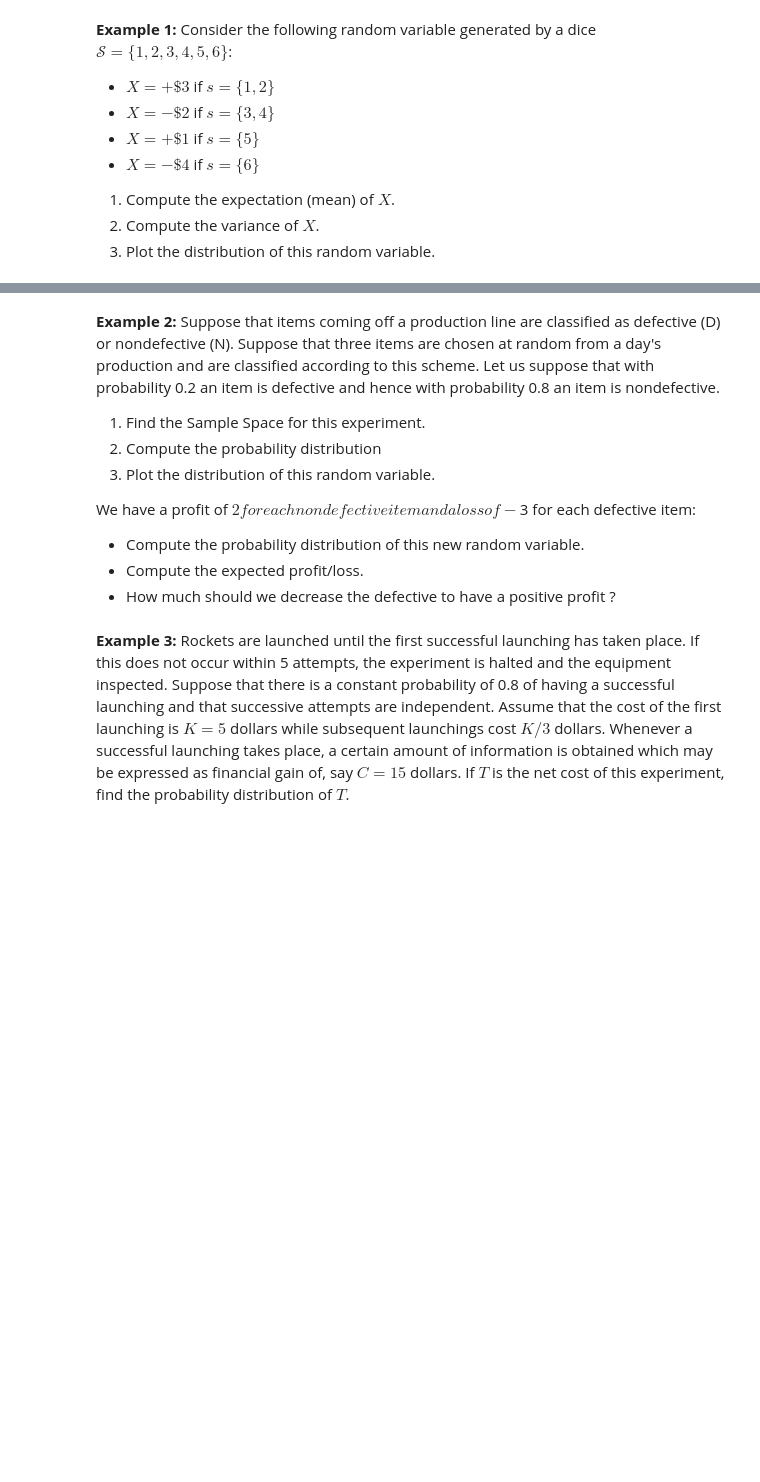
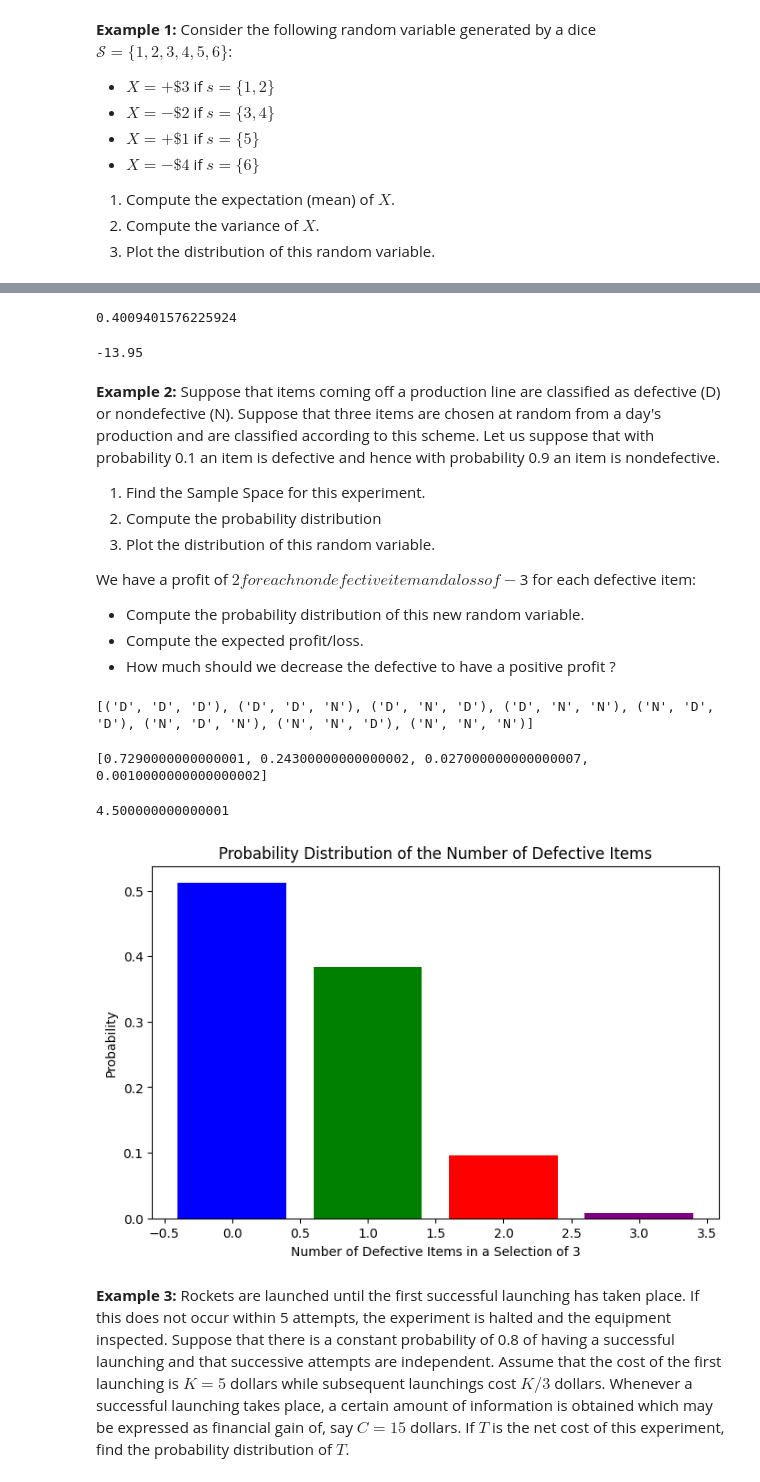
Before and after one commit to sarayruiz/sarayruiz--Proyecto-de-distibucion-de-probabilidad-con-python, a Jupyter notebook: examples.ipynb, the cells around one changed output, grey strips where cells are left out. Drawn from its saved outputs; the diff is of its cells as text; code cells hidden in the pictures; blank space fills up the shorter version.

```diff
--- a/examples.ipynb
+++ b/examples.ipynb
@@ -18,7 +41,26 @@
+# %%
+np.random.rand(1)[0]
+# %% [output]
+0.4009401576225924
+# %%
+money = 0
+for sim in range(10000):
+    random = np.random.rand(1)[0]
+    if random <= (2/6):
+        money=money+3
+    elif random <= (4/6):
+        money=money-2
+    elif random <= (5/6):
+        money = money+1
+    else:
+        money = money-4
+print(money/100)
+# %% [output]
+-13.95
 # %% [markdown]
 **Example 2:** Suppose that items coming off a production line are classified as defective (D) or nondefective (N). Suppose that three items are chosen at
-random from a day's production and are classified according to this scheme. Let us suppose that with probability 0.2 an item is defective and hence with
-probability 0.8 an item is nondefective.
+random from a day's production and are classified according to this scheme. Let us suppose that with probability 0.1 an item is defective and hence with
+probability 0.9 an item is nondefective.
 
 1. Find the Sample Space for this experiment.
 2. Compute the probability distribution
@@ -34,3 +74,47 @@ We have a profit of $2 for each nondefective item and a loss of -$3 for each def
+# %%
+## Example 2
+import itertools
+# Elements
+elements = ['D', 'N']
+
+# Using itertools.product to get all combinations of 3 elements
+sample_space = list(itertools.product(elements, repeat=3))
+print(sample_space)
+# %% [output]
+[('D', 'D', 'D'), ('D', 'D', 'N'), ('D', 'N', 'D'), ('D', 'N', 'N'), ('N', 'D', 'D'), ('N', 'D', 'N'), ('N', 'N', 'D'), ('N', 'N', 'N')]
+# %%
+# Values of the random variable X (number of defective items)
+X_values = [0, 1, 2, 3]
+
+# Probabilities of each value of X
+probabilities = [
+    1*(0.9)**3,             # P(X=0)
+    3 * (0.9)**2 * 0.1,  # P(X=1)
+    3 * 0.9 * (0.1)**2,  # P(X=2)
+    1*(0.1)**3             # P(X=3)
+]
+print(probabilities)
+# %% [output]
+[0.7290000000000001, 0.24300000000000002, 0.027000000000000007, 0.0010000000000000002]
+# %%
+expected_value=probabilities[0]*(3*2)+probabilities[1]*(2*2-1*3)+probabilities[2]*(1*2-2*3)+probabilities[3]*(0*2-3*3)
+print(expected_value)
+# %% [output]
+4.500000000000001
+# %%
+# Plotting the probability distribution
+plt.figure(figsize=(8, 5))
+plt.bar(X_values, probabilities, color=['blue', 'green', 'red', 'purple'])
+
+# Adding labels and title
+plt.xlabel('Number of Defective Items in a Selection of 3')
+plt.ylabel('Probability')
+plt.title('Probability Distribution of the Number of Defective Items')
+
+# Display the plot
+plt.show()
+# %% [output]
+[figure, added]
 # %% [markdown]
 **Example 3:** Rockets are launched until the first successful launching has taken place. If this does not occur within 5 attempts, the experiment is halted and the equipment inspected.
 Suppose that there is a constant probability of 0.8 of having a successful launching and that successive attempts are independent. Assume that the cost of the first launching
```
Also changed, not shown: parts of 5 cells of this notebook.
